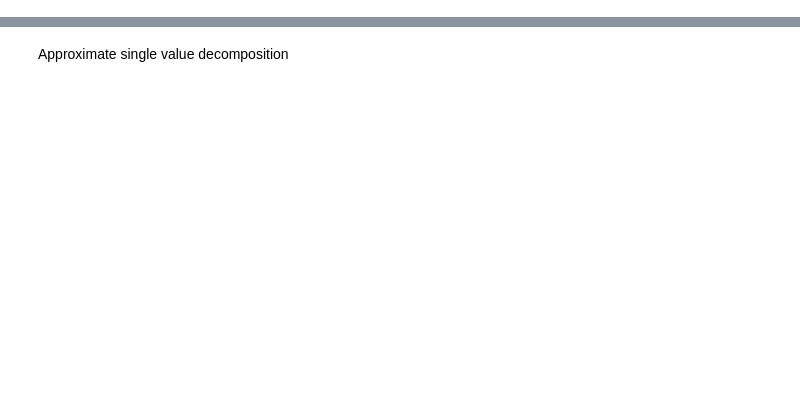
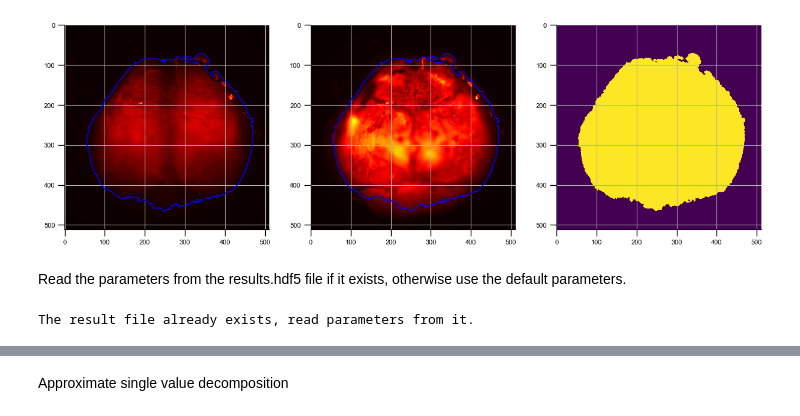
Before and after one commit to Zhaoxi-Liu/widefield_imaging_analysis, a Jupyter notebook: wf_analysis_WRX.ipynb, the cells around one changed output, grey strips where cells are left out. Drawn from its saved outputs; the diff is of its cells as text; code cells hidden in the pictures; blank space fills up the shorter version.

```diff
--- a/wf_analysis_WRX.ipynb
+++ b/wf_analysis_WRX.ipynb
@@ -72 +138,45 @@ Set the crop and rotate parameters
+# %%
+std_level = 50
+contour = measure.find_contours(image=preview_std_470, level=std_level)
+contour_len = [len(_contour) for _contour in contour]
+contour_max = contour[np.argmax(contour_len)]
+
+mask = np.zeros_like(preview_std_470)
+mask_edge = np.flip(contour_max, axis=1).astype(int)
+mask = cv2.fillPoly(mask, [mask_edge], 1)
+
+if plot_test:
+    fig, axis = plt.subplots(figsize=(15, 5), nrows=1, ncols=3)
+
+    axis[0].imshow(preview_std_470, cmap='hot')
+    axis[0].plot(contour_max[:, 1], contour_max[:, 0], linewidth=1, color='blue')
+    axis[0].grid()
+    axis[1].imshow(preview_std_405, cmap='hot')
+    axis[1].plot(contour_max[:, 1], contour_max[:, 0], linewidth=1, color='blue')
+    axis[1].grid()
+    axis[2].imshow(mask)
+    axis[2].grid()
+    plt.show()
+# %% [output]
+[figure, added]
+# %% [markdown]
+Read the parameters from the results.hdf5 file if it exists, otherwise use the default parameters.
+# %%
+result_path = pjoin(path_0, 'results.hdf5')
+if os.path.exists(result_path):
+    print('The result file already exists, read parameters from it.')
+    from inout_utils import h5py_read
+    result = h5py_read(result_path)
+
+if 'params' in result.keys():
+    params = result['params']
+    # angle = params['angle']
+    angle = 0
+    left, top, width, height = params['crop']
+    mask = params['mask']
+else:
+    angle = 0 # if clockwise, use negative angle, otherwise positive
+    left, top, width, height = 50, 80, 450, 380
+# %% [output]
+The result file already exists, read parameters from it.
 # %%
```
Also changed, not shown: parts of 99 cells of this notebook, 6 other files.
